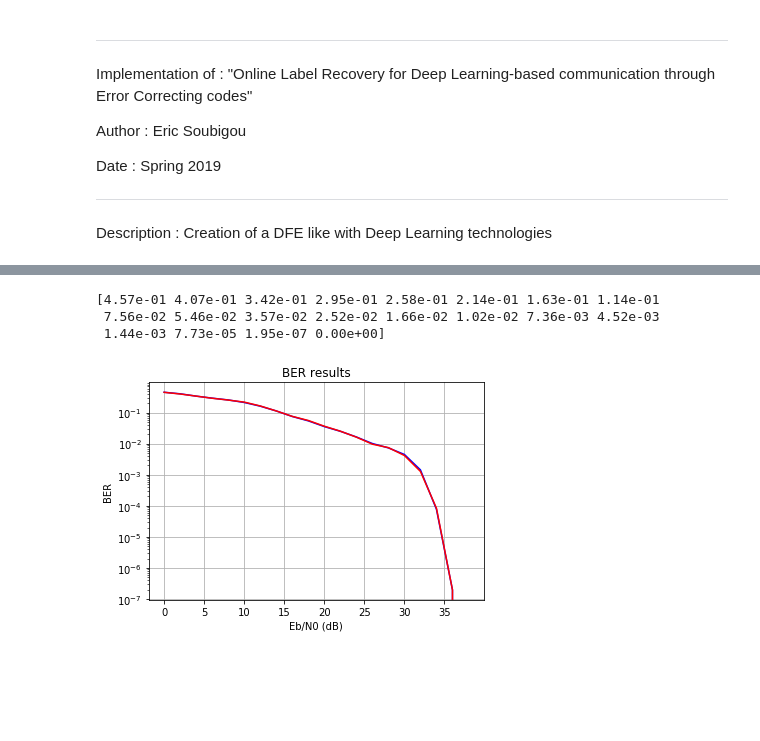
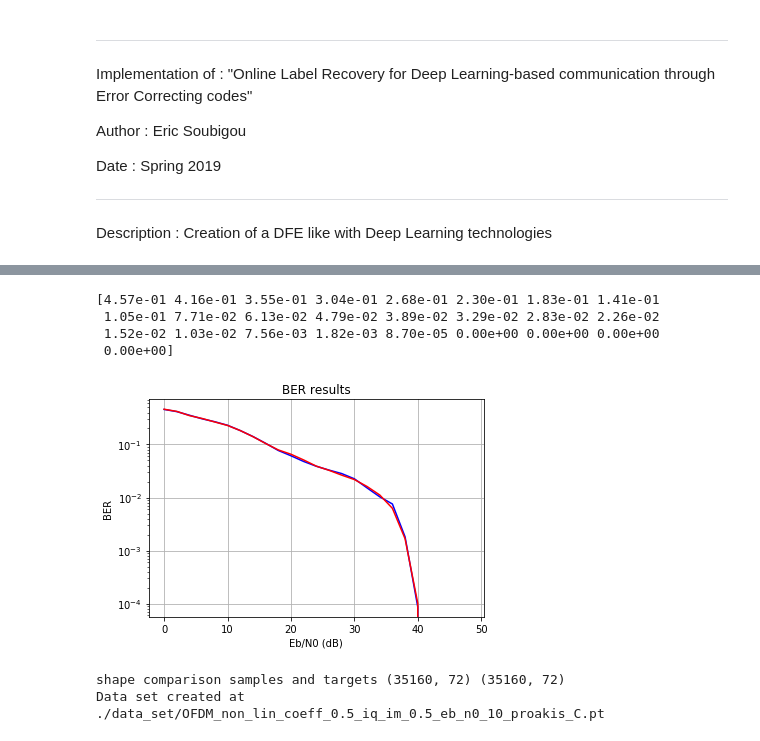
Before and after one commit to EricSoubigou/Deep-Net-Pre-Equalizer, a Jupyter notebook: online_label_recovery.ipynb, the cells around one changed output, grey strips where cells are left out. Saved outputs shown, nothing was run; the diff lists cells and outputs as text; code cells hidden in the pictures; blank space fills up the shorter version.

```diff
--- a/online_label_recovery.ipynb
+++ b/online_label_recovery.ipynb
@@ -127,36 +115,41 @@ At  85.0  % , BER =  8.187193164652568e-05 , FER =  0.0188821752265861  for  Eb/
 # %%
 # Print of performances
 from Utils import *
 
 
-res = load_results("./results/OFDM_eq_MMSE_non_lin_coeff_0_iq_im_None_snr_0_to_40_step_2.pickle")
-res_ZF = load_results("./results/OFDM_eq_ZF_non_lin_coeff_0_iq_im_None_snr_0_to_40_step_2.pickle")
+res = load_results("./results/OFDM_eq_MMSE_coding_1_non_lin_coeff_0_iq_im_None_snr_0_to_50_step_2.pickle");
+#OFDM_eq_MMSE_non_lin_coeff_0_iq_im_None_snr_0_to_40_step_2.pickle")
+res_ZF = load_results("./results/OFDM_eq_ZF_coding_1_non_lin_coeff_0_iq_im_None_snr_0_to_50_step_2.pickle");
+#OFDM_eq_ZF_non_lin_coeff_0_iq_im_None_snr_0_to_40_step_2.pickle")
 
 print(res["results"]["ber"])
 
 plt.plot(res["results"]["eb_n0_db"], res["results"]["ber"], "b")
 plt.plot(res_ZF["results"]["eb_n0_db"], res_ZF["results"]["ber"], "r")
 plt.yscale("log")
 plt.title("BER results")
 plt.xlabel("Eb/N0 (dB)")
 plt.ylabel("BER")
 plt.grid(True)
 plt.show()
 # %% [output]
-[4.57e-01 4.07e-01 3.42e-01 2.95e-01 2.58e-01 2.14e-01 1.63e-01 1.14e-01
- 7.56e-02 5.46e-02 3.57e-02 2.52e-02 1.66e-02 1.02e-02 7.36e-03 4.52e-03
- 1.44e-03 7.73e-05 1.95e-07 0.00e+00]
+[4.57e-01 4.16e-01 3.55e-01 3.04e-01 2.68e-01 2.30e-01 1.83e-01 1.41e-01
+ 1.05e-01 7.71e-02 6.13e-02 4.79e-02 3.89e-02 3.29e-02 2.83e-02 2.26e-02
+ 1.52e-02 1.03e-02 7.56e-03 1.82e-03 8.70e-05 0.00e+00 0.00e+00 0.00e+00
+ 0.00e+00]
-[figure, old version]
+[figure, new version]
 # %%
+from DataSetManager import *
+
 # Data set Creation
 data_set_generation_param_dict = {
     "eb_n0_db": 10,
     "channel_parameters": {
-        "non_lin_coeff": 0,
-        "iq_imbalance": None,
-        "channel_taps": np.array([1, 2, 3, 2, 1]),
+        "non_lin_coeff": 0.5,
+        "iq_imbalance": 0.5,
+        "channel_taps": np.array([1]),
     },
-    "frame_length": 100000,
+    "frame_length": 2000140, # 1000040
     "modulation": {
         "modulation_order": 4,
         "nb_carriers": 64,
@@ -172,9 +165,6 @@ data_set_generation_param_dict = {
 }
 
 create_data_set(data_set_generation_param_dict)
-
-#########
-# Load the data set using the Dataset class
-data_set = OFDMSamplesDataset("./data_set/OFDM_non_lin_coeff_0_iq_im_None_eb_n0_10_proakis_C.pt")
-
-print(data_set.get_dimensions())
+# %% [output]
+shape comparison samples and targets (35160, 72) (35160, 72)
+Data set created at ./data_set/OFDM_non_lin_coeff_0.5_iq_im_0.5_eb_n0_10_proakis_C.pt
```
Also changed, not shown: parts of 7 cells of this notebook.
